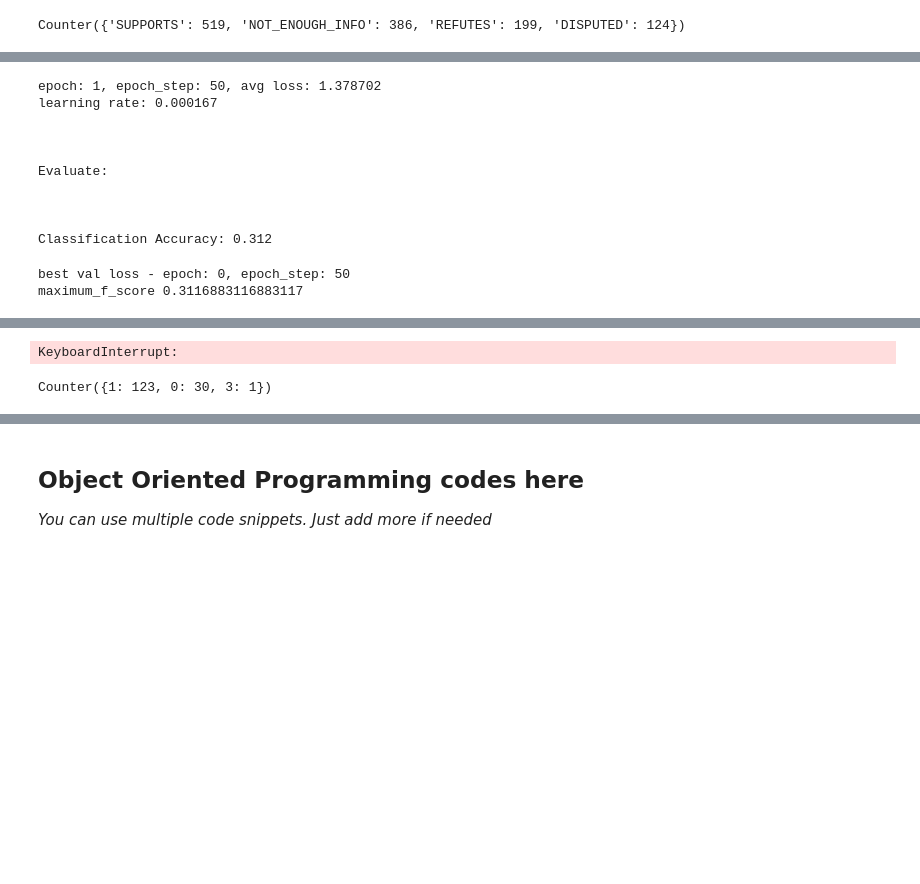
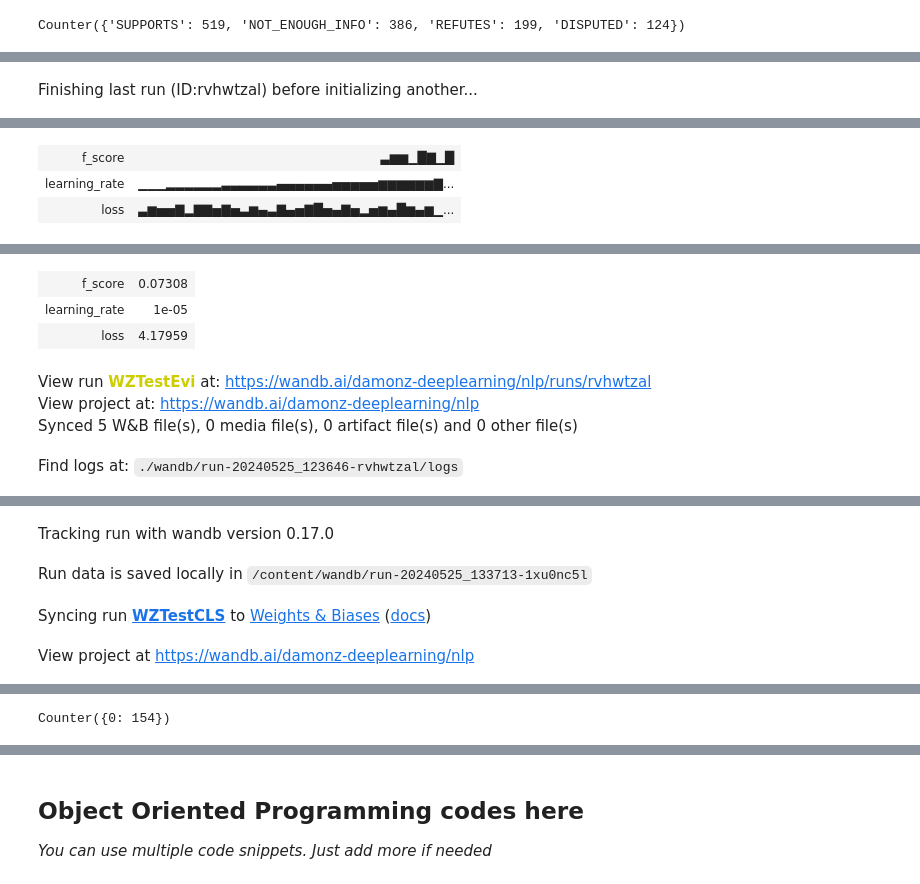
Before and after one commit to WendaZhang08/NLP-Automated-Fact-Checking-Project, a Jupyter notebook: Mon5PMGroup7_COMP90042_Project_2024_Test.ipynb, the cells around one changed output, grey strips where cells are left out. Saved outputs shown, nothing was run; the diff lists cells and outputs as text; code cells hidden in the pictures; blank space fills up the shorter version.

Commit message:
Fixed negative learning rate but decreased F-score.

```diff
--- a/Mon5PMGroup7_COMP90042_Project_2024_Test.ipynb
+++ b/Mon5PMGroup7_COMP90042_Project_2024_Test.ipynb
@@ -463,7 +465,7 @@ def validate(dev_text_idx, evidence_text_idx, dev_sort_evidences, dev_claim_evid
 
     encoder_model.eval()
     start_idx = 0
-    batch_size = 900
+    batch_size = 800
     evidence_embeddings = get_embeddings(evidence_text_idx, encoder_model, batch_size)
 
     text_len = len(dev_text_idx[0])
@@ -503,7 +505,7 @@ def validate(dev_text_idx, evidence_text_idx, dev_sort_evidences, dev_claim_evid
     print("\n\nEvidence Retrieval F-score: %.3f\n\n" % fscore)
     return fscore
 
-def get_embeddings(text_indices, encoder_model, batch_size=900):
+def get_embeddings(text_indices, encoder_model, batch_size=800):
     embeddings = []
     text_len = len(text_indices[0])
 
@@ -537,7 +559,7 @@ run_command(f"pip install {' '.join(required_packages)}")
 import wandb
 import os
 
-wandb.init(project="nlp", name="dpr")
+wandb.init(project="nlp", name="WZTestEvi")
 
 from tqdm import tqdm
 
@@ -611,8 +633,8 @@ for epoch in range(n_epochs):
             else:
                 lr = max_lr - (all_step_cnt - warmup_steps) * 1e-5
 
-            wandb.log({"learning_rate": lr}, step=all_step_cnt)
-            wandb.log({"loss": avg_loss / report_freq}, step=all_step_cnt)
+            wandb.log({"Learning_rate": lr}, step=all_step_cnt)
+            wandb.log({"Loss": avg_loss / report_freq}, step=all_step_cnt)
 
             # report stats
             print("\n")
@@ -627,7 +649,7 @@ for epoch in range(n_epochs):
             print("\nEvaluate:\n")
 
             f_score = validate(dev_input, evidences_input, dev_sort_evidences, dev_claim_evidences, lstm_encoder)
-            wandb.log({"f_score": f_score}, step=all_step_cnt)
+            wandb.log({"F_score": f_score}, step=all_step_cnt)
 
             if f_score > maximum_f_score:
                 maximum_f_score = f_score
@@ -988,6 +1026,6 @@ env: WANDB_NOTEBOOK_NAME=Mon5PMGroup7_COMP90042.ipynb
 # %%
 import wandb
-wandb.init(project="nlp", name="cls")
+wandb.init(project="nlp", name="WZTestCLS")
 
 encoder_optimizer.zero_grad()
 step_cnt, all_step_cnt, avg_loss, maximum_f_score = 0, 0, 0, 0
@@ -1042,12 +1080,13 @@ for epoch in range(n_epochs):
             # evaluate the model as a scorer
             print("\nEvaluate:\n")
 
-            f_score = validate(dev_inputs, dev_outputs, cls_model)
-            wandb.log({"Acc": f_score}, step=all_step_cnt)
+            accuracy = validate(dev_inputs, dev_outputs, cls_model)
+            wandb.log({"Accuracy": accuracy}, step=all_step_cnt)
 
-            if f_score > maximum_f_score:
-                maximum_f_score = f_score
+            if accuracy > maximum_accuracy:
+                maximum_accuracy = accuracy
                 torch.save(cls_model.state_dict(), os.path.join("model_ckpts", "best_cls_ckpt.bin"))
                 print("\n\nBest val loss - epoch: %d, Epoch_step: %d" % (epoch, epoch_step))
-                print("Maximum_f_score", f_score, "\n\n")
+                print("Maximum_accuracy", accuracy, "\n\n")
 # %% [output]
+Finishing last run (ID:rvhwtzal) before initializing another...
@@ -1055,0 +1094,3 @@ learning rate: 0.000033
+| f_score | ▃▆▆▁█▇▁█ |
+| learning_rate | ▁▁▁▂▂▂▂▂▂▃▃▃▃▃▃▄▄▄▄▄▄▅▅▅▅▅▆▆▆▆▆▆▇... |
+| loss | ▃▆▅▅▇▂▇▇▅▇▅▃▆▄▃▇▄▅▇█▅▄▇▅▂▅▆▄█▆▄▆▁... |
@@ -1057,0 +1098,7 @@ learning rate: 0.000067
+| f_score | 0.07308 |
+| learning_rate | 1e-05 |
+| loss | 4.17959 |
+View run WZTestEvi at: https://wandb.ai/damonz-deeplearning/nlp/runs/rvhwtzal
+View project at: https://wandb.ai/damonz-deeplearning/nlp
+Synced 5 W&B file(s), 0 media file(s), 0 artifact file(s) and 0 other file(s)
+Find logs at: ./wandb/run-20240525_123646-rvhwtzal/logs
@@ -1057,0 +1106,4 @@ learning rate: 0.000067
+Tracking run with wandb version 0.17.0
+Run data is saved locally in /content/wandb/run-20240525_133713-1xu0nc5l
+Syncing run WZTestCLS to Weights & Biases (docs)
+View project at https://wandb.ai/damonz-deeplearning/nlp
@@ -1062,12 +1110,0 @@ learning rate: 0.000133
-epoch: 1, epoch_step: 50, avg loss: 1.378702
-learning rate: 0.000167
-
-
-
-Evaluate:
-
-
-
-Classification Accuracy: 0.312
-best val loss - epoch: 0, epoch_step: 50
-maximum_f_score 0.3116883116883117
@@ -1076,4 +1111,3 @@ learning rate: 0.000200
-KeyboardInterrupt:
 # %%
 def predict(dev_input, cls_model_):
     # get evidence embeddings
@@ -1128,7 +1162,7 @@ with open("data/test-claims-unlabelled.json", "w") as f:
 # %%
 print(Counter(dev_classes))
 # %% [output]
-Counter({1: 123, 0: 30, 3: 1})
+Counter({0: 154})
 # %%
 print(Counter(test_classes))
 # %% [output]
```
Also changed, not shown: parts of 18 cells of this notebook.
